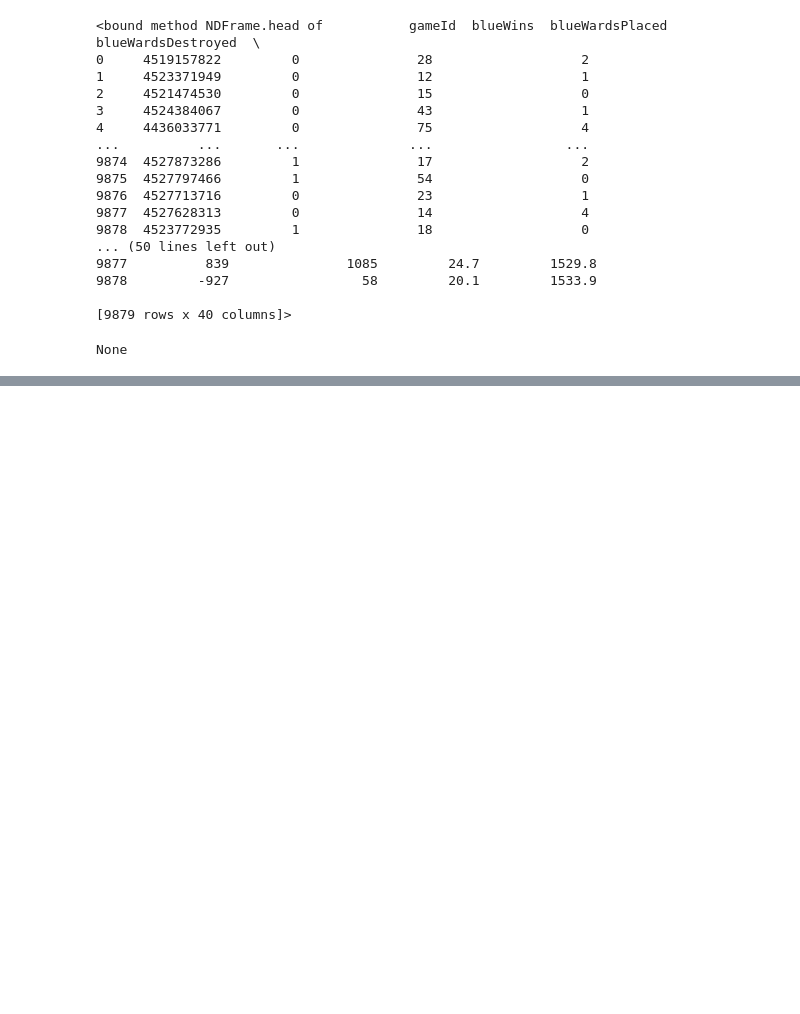
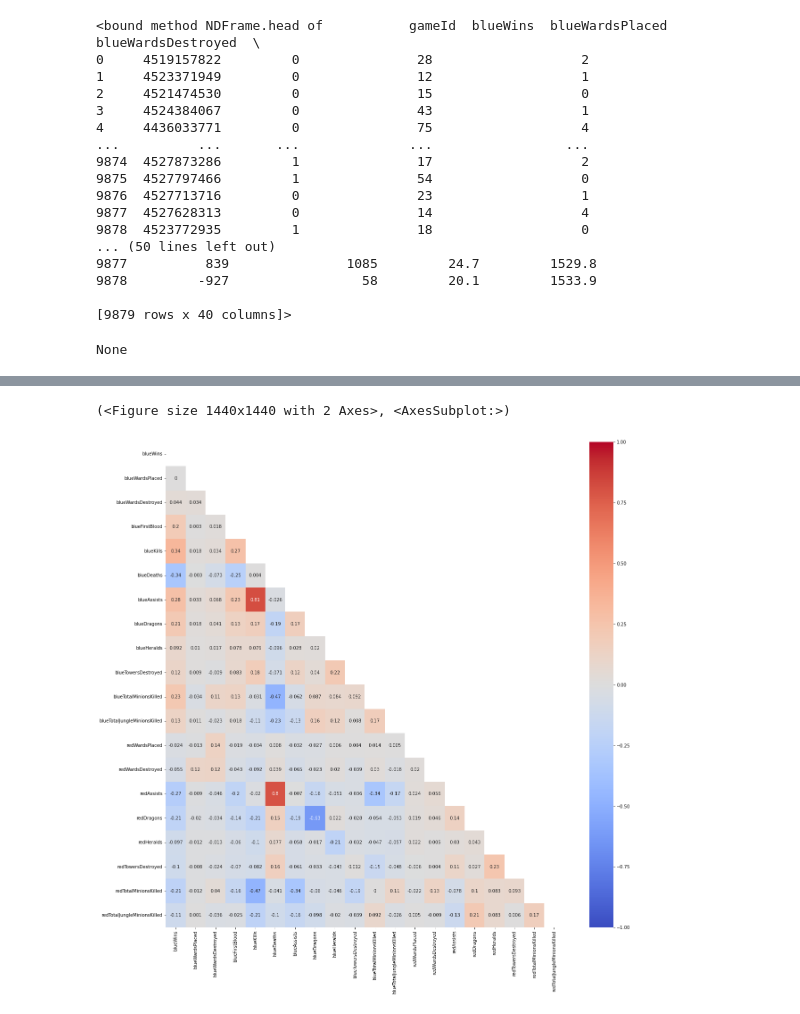
Before and after one commit to EricTHNguyen/My-league-game-analysis, a Jupyter notebook: notebook7b14834385.ipynb, the cells around one changed output, grey strips where cells are left out. Saved outputs shown, nothing was run; the diff lists cells and outputs as text; code cells hidden in the pictures; blank space fills up the shorter version.

```diff
--- a/notebook7b14834385.ipynb
+++ b/notebook7b14834385.ipynb
@@ -123,0 +185,4 @@ def corr_heatmap(league_df,digits=3, cmap='coolwarm'):
+# %%
+#now we drop highly cols with high multicollinearity
+df_league.drop(columns=['redKills', 'redDeaths', 'redFirstBlood'], inplace=True)
+df_league.columns
@@ -123,0 +197,6 @@ def corr_heatmap(league_df,digits=3, cmap='coolwarm'):
+# %%
+#create corr heatmap to verify that we no longer have multicollinearity
+corr_heatmap(df_league)
+# %% [output]
+(<Figure size 1440x1440 with 2 Axes>, <AxesSubplot:>)
+[figure, added]
```
Also changed, not shown: parts of 9 cells of this notebook.
